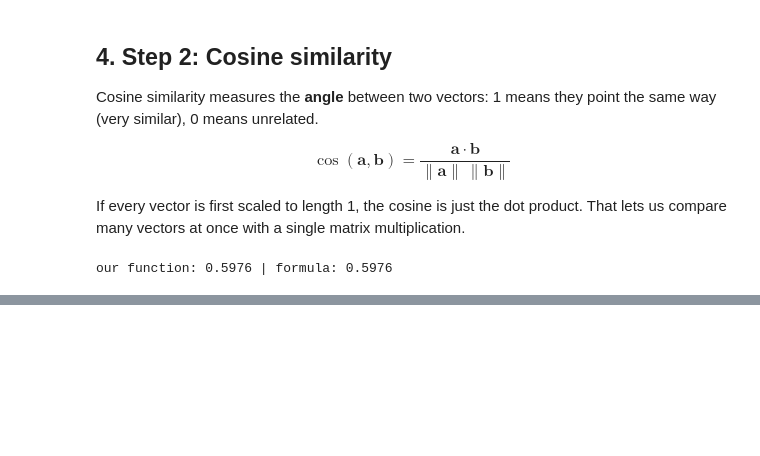
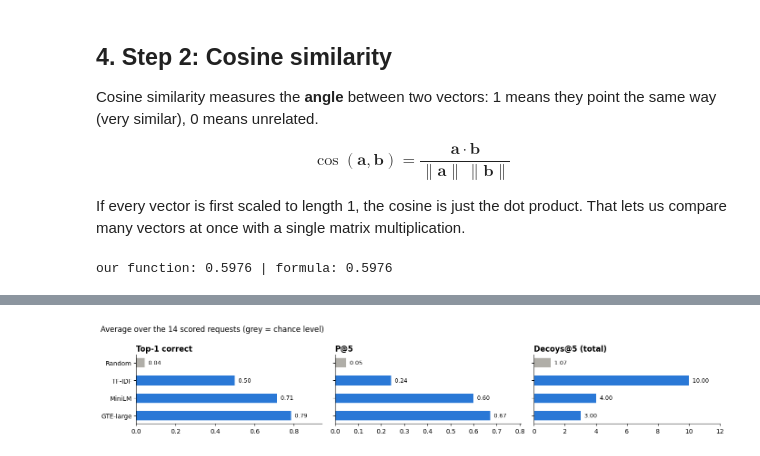
Before and after one commit to sumaiya-sultan-0008/LLM-Assigment, a Jupyter notebook: semantic_retrieval.ipynb, the cells around one changed output, grey strips where cells are left out. Saved outputs shown, nothing was run; the diff lists cells and outputs as text; code cells hidden in the pictures; blank space fills up the shorter version.

```diff
--- a/semantic_retrieval.ipynb
+++ b/semantic_retrieval.ipynb
@@ -787,0 +338,25 @@ search("a small act of kindness after a disaster")
+# %%
+def evaluate(query, ranked_ids):
+    """Top-1 correct, P@5 and Decoys@5 for one ranked list of course ids."""
+    top5 = list(courses.loc[ranked_ids[:5], "title"])
+    return {
+        "Top-1 correct": int(top5[0] in query["relevant"]),
+        "P@5": sum(t in query["relevant"] for t in top5) / 5,
+        "Decoys@5": sum(t in query["decoys"] for t in top5),
+    }
+
+
+scored_queries = [q for q in queries if q["relevant"]]   # all except Q13 "bank"
+rng = np.random.default_rng(0)
+rows = []
+for q in scored_queries:
+    for name in MODELS:
+        ids, _ = rank_courses(q["query"], name)
+        rows.append({"model": name, "qid": q["qid"], **evaluate(q, ids)})
+    random_runs = [evaluate(q, rng.permutation(courses.index)) for _ in range(200)]
+    rows.append({"model": "Random", "qid": q["qid"], **pd.DataFrame(random_runs).mean().to_dict()})
+results = pd.DataFrame(rows)
+
+summary = results.groupby("model").agg({"Top-1 correct": "mean", "P@5": "mean", "Decoys@5": "sum"})
+summary = summary.loc[["Random"] + MODELS].rename(columns={"Decoys@5": "Decoys@5 (total)"})
+summary.round(3)
@@ -787,0 +370,16 @@ search("a small act of kindness after a disaster")
+# %%
+fig, axes = plt.subplots(1, 3, figsize=(14, 2.6), sharey=True)
+for ax, column in zip(axes, summary.columns):
+    colors = [GREY if name == "Random" else BLUE for name in summary.index]
+    ax.barh(summary.index, summary[column], color=colors, height=0.55)
+    for y, value in enumerate(summary[column]):
+        ax.text(value, y, f"  {value:.2f}", va="center", fontsize=9)
+    ax.set_title(column, loc="left", fontweight="bold")
+    ax.spines[["top", "right"]].set_visible(False)
+    ax.set_xlim(0, summary[column].max() * 1.2)
+axes[0].invert_yaxis()
+fig.suptitle(f"Average over the {len(scored_queries)} scored requests (grey = chance level)", x=0.01, ha="left")
+plt.tight_layout()
+plt.show()
+# %% [output]
+[figure, added]
```
Also changed, not shown: parts of 63 cells of this notebook, 5 other files.
